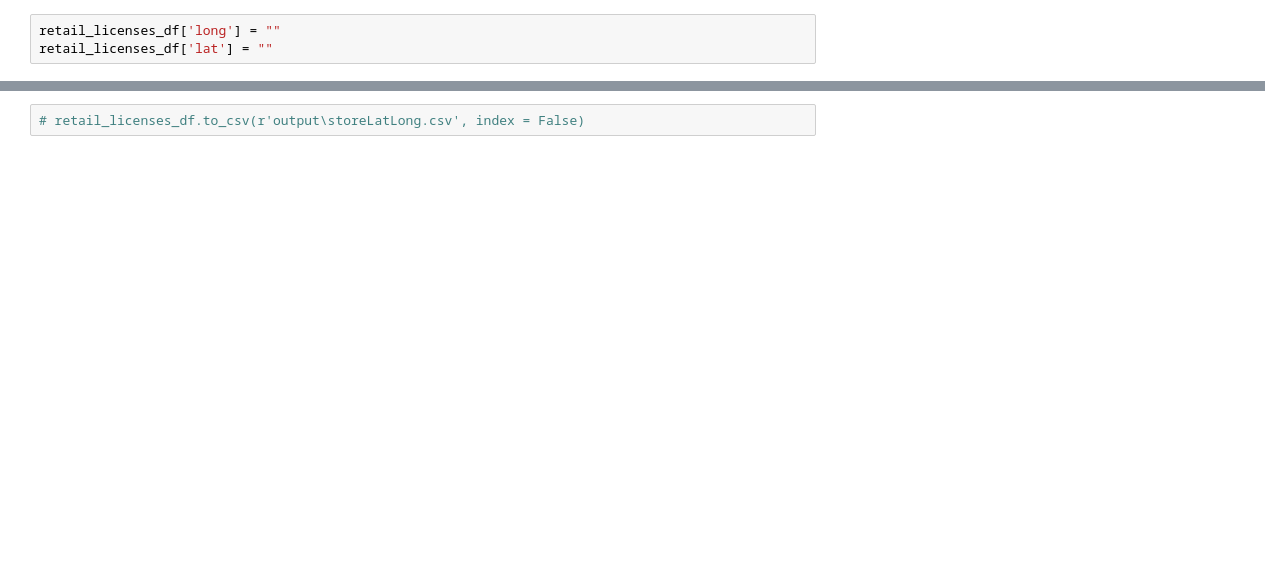
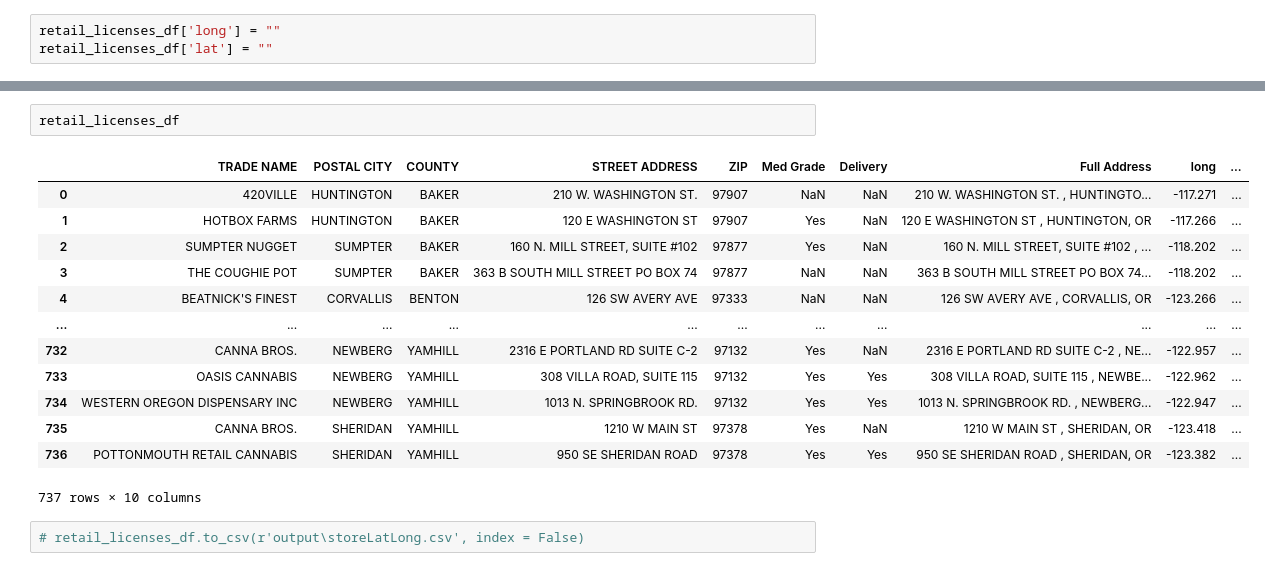
Before and after one commit to theesacker/Cannabis-Opportunity-Analysis, a Jupyter notebook: python/calvins_notebook.ipynb, the cells around one changed output, grey strips where cells are left out. Saved outputs shown, nothing was run; the diff lists cells and outputs as text; blank space fills up the shorter version.

```diff
--- a/python/calvins_notebook.ipynb
+++ b/python/calvins_notebook.ipynb
@@ -152,2 +135,18 @@ Address was wrong...
+# %%
+retail_licenses_df
+# %% [output]
+|  | TRADE NAME | POSTAL CITY | COUNTY | STREET ADDRESS | ZIP | Med Grade | Delivery | Full Address | long | ... |
+| 0 | 420VILLE | HUNTINGTON | BAKER | 210 W. WASHINGTON ST. | 97907 | NaN | NaN | 210 W. WASHINGTON ST. , HUNTINGTO... | -117.271 | ... |
+| 1 | HOTBOX FARMS | HUNTINGTON | BAKER | 120 E WASHINGTON ST | 97907 | Yes | NaN | 120 E WASHINGTON ST , HUNTINGTON, OR | -117.266 | ... |
+| 2 | SUMPTER NUGGET | SUMPTER | BAKER | 160 N. MILL STREET, SUITE #102 | 97877 | Yes | NaN | 160 N. MILL STREET, SUITE #102 , ... | -118.202 | ... |
+| 3 | THE COUGHIE POT | SUMPTER | BAKER | 363 B SOUTH MILL STREET PO BOX 74 | 97877 | NaN | NaN | 363 B SOUTH MILL STREET PO BOX 74... | -118.202 | ... |
+| 4 | BEATNICK'S FINEST | CORVALLIS | BENTON | 126 SW AVERY AVE | 97333 | NaN | NaN | 126 SW AVERY AVE , CORVALLIS, OR | -123.266 | ... |
+| ... | ... | ... | ... | ... | ... | ... | ... | ... | ... | ... |
+| 732 | CANNA BROS. | NEWBERG | YAMHILL | 2316 E PORTLAND RD SUITE C-2 | 97132 | Yes | NaN | 2316 E PORTLAND RD SUITE C-2 , NE... | -122.957 | ... |
+| 733 | OASIS CANNABIS | NEWBERG | YAMHILL | 308 VILLA ROAD, SUITE 115 | 97132 | Yes | Yes | 308 VILLA ROAD, SUITE 115 , NEWBE... | -122.962 | ... |
+| 734 | WESTERN OREGON DISPENSARY INC | NEWBERG | YAMHILL | 1013 N. SPRINGBROOK RD. | 97132 | Yes | Yes | 1013 N. SPRINGBROOK RD. , NEWBERG... | -122.947 | ... |
+| 735 | CANNA BROS. | SHERIDAN | YAMHILL | 1210 W MAIN ST | 97378 | Yes | NaN | 1210 W MAIN ST , SHERIDAN, OR | -123.418 | ... |
+| 736 | POTTONMOUTH RETAIL CANNABIS | SHERIDAN | YAMHILL | 950 SE SHERIDAN ROAD | 97378 | Yes | Yes | 950 SE SHERIDAN ROAD , SHERIDAN, OR | -123.382 | ... |
+737 rows × 10 columns
 # %%
 # retail_licenses_df.to_csv(r'output\storeLatLong.csv', index = False)
```
Also changed, not shown: parts of 4 cells of this notebook, 2 other files.
